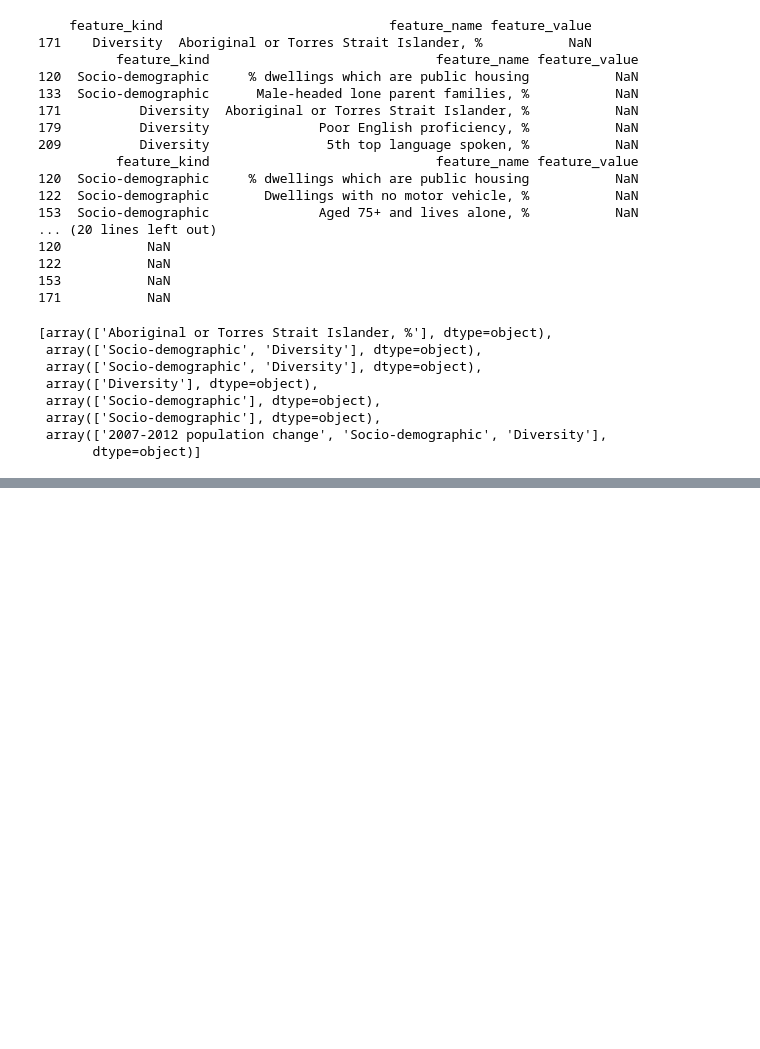
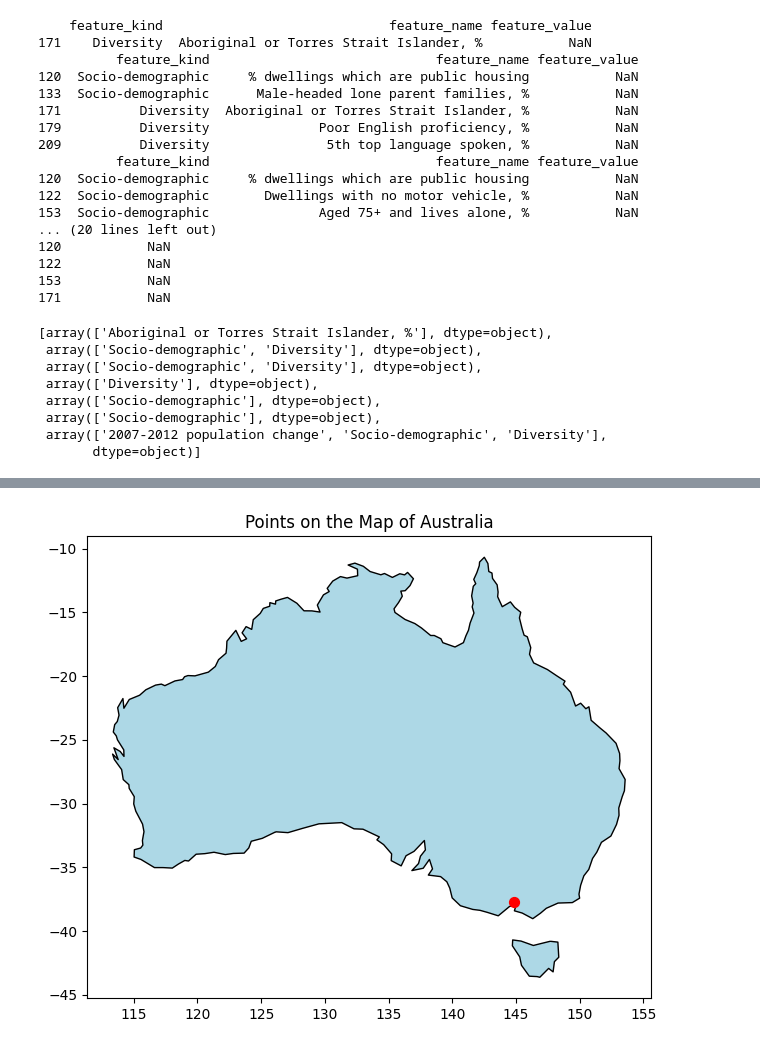
Before and after one commit to Subhasis-Biswas/ML4CPS_Project2, a Jupyter notebook: loader.ipynb, the cells around one changed output, grey strips where cells are left out. Drawn from its saved outputs; the diff is of its cells as text; code cells hidden in the pictures; blank space fills up the shorter version.

```diff
--- a/loader.ipynb
+++ b/loader.ipynb
@@ -155,0 +218,25 @@ missing_feature_names[:1]+missing_feature_categories[2:]
+# %%
+def plot_points_on_map(lat_lon_pairs, map_path="earth_data/ne_110m_admin_0_countries.shp"):
+    # Create a GeoDataFrame with the latitude and longitude pairs
+    data = {'latitude': [pair[0] for pair in lat_lon_pairs],
+            'longitude': [pair[1] for pair in lat_lon_pairs]}
+    geometry = [Point(xy) for xy in zip(data['longitude'], data['latitude'])]
+    gdf = gpd.GeoDataFrame(data, geometry=geometry)
+
+    # Load the world map from the downloaded shapefile
+    world = gpd.read_file(map_path)
+
+    # Filter for Australia only
+    australia = world[world['NAME'] == 'Australia']
+
+    # Plotting the map of Australia and the points
+    fig, ax = plt.subplots(figsize=(10, 6))
+    australia.plot(ax=ax, color='lightblue', edgecolor='black')
+    gdf.plot(ax=ax, color='red', markersize=50)
+
+    plt.title('Points on the Map of Australia')
+    plt.show()
+# %%
+plot_points_on_map([(new_latitude, new_longitude)])
+# %% [output]
+[figure, added]
```
Also changed, not shown: parts of 11 cells of this notebook, 1 other file.
